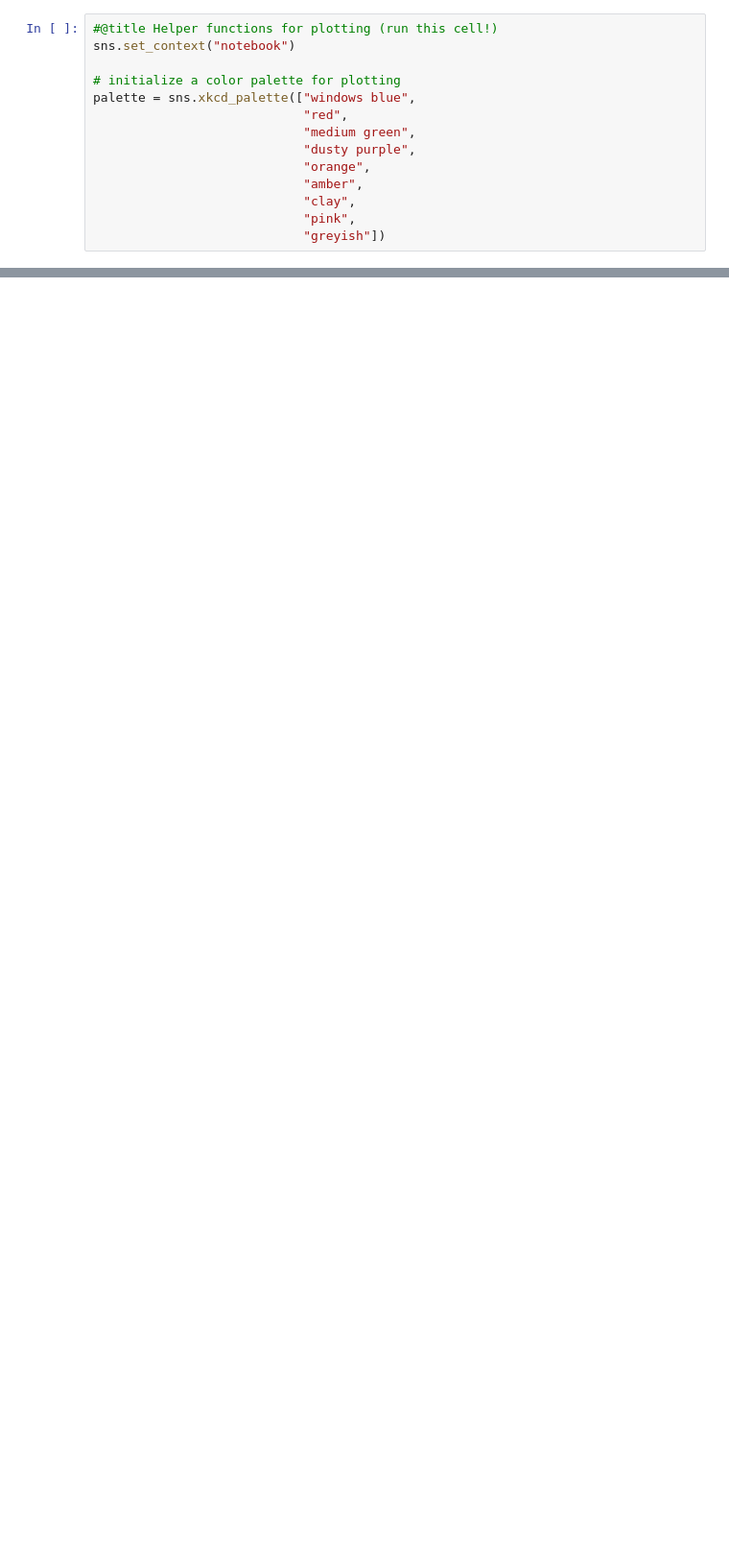
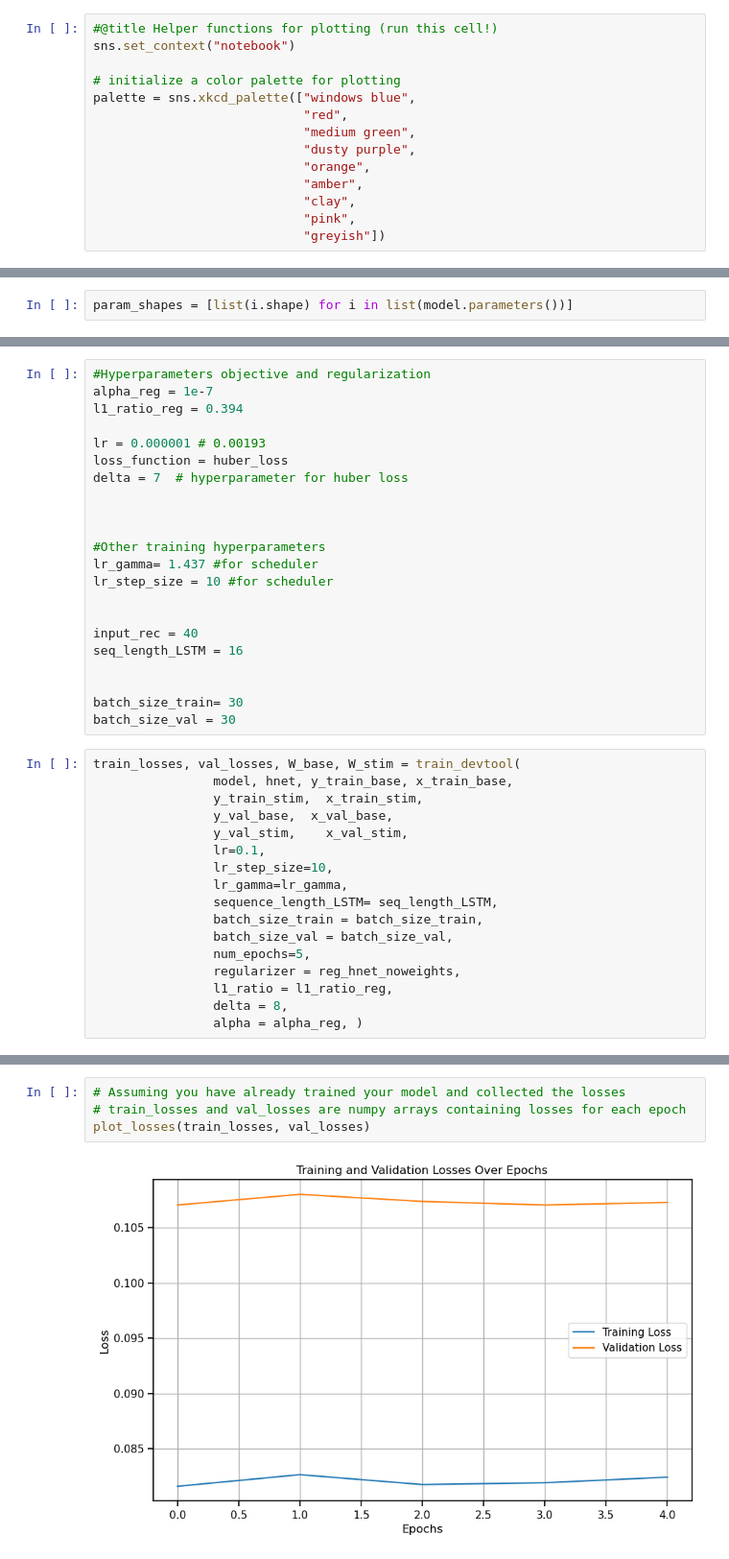
Before and after one commit to nereaiscamu/CL_UpperLimb_Control, a Jupyter notebook: Devtool.ipynb, the cells around one changed output, grey strips where cells are left out. Shown at 96% size. Cells and saved outputs as stored; diff of their text form; blank space fills up the shorter version.

```diff
--- a/Devtool.ipynb
+++ b/Devtool.ipynb
@@ -122,0 +196,2 @@ field idx_end could not be converted to int.
+# %%
+param_shapes = [list(i.shape) for i in list(model.parameters())]
@@ -122,0 +637,39 @@ field idx_end could not be converted to int.
+# %%
+#Hyperparameters objective and regularization
+alpha_reg = 1e-7
+l1_ratio_reg = 0.394
+
+lr = 0.000001 # 0.00193
+loss_function = huber_loss
+delta = 7  # hyperparameter for huber loss
+
+
+
+#Other training hyperparameters
+lr_gamma= 1.437 #for scheduler
+lr_step_size = 10 #for scheduler
+
+
+input_rec = 40
+seq_length_LSTM = 16
+
+
+batch_size_train= 30
+batch_size_val = 30
+# %%
+train_losses, val_losses, W_base, W_stim = train_devtool(
+                model, hnet, y_train_base, x_train_base,
+                y_train_stim,  x_train_stim,
+                y_val_base,  x_val_base,
+                y_val_stim,    x_val_stim,
+                lr=0.1,
+                lr_step_size=10,
+                lr_gamma=lr_gamma,
+                sequence_length_LSTM= seq_length_LSTM,
+                batch_size_train = batch_size_train,
+                batch_size_val = batch_size_val,
+                num_epochs=5,
+                regularizer = reg_hnet_noweights,
+                l1_ratio = l1_ratio_reg,
+                delta = 8,
+                alpha = alpha_reg, )
@@ -122,0 +682,6 @@ field idx_end could not be converted to int.
+# %%
+# Assuming you have already trained your model and collected the losses
+# train_losses and val_losses are numpy arrays containing losses for each epoch
+plot_losses(train_losses, val_losses)
+# %% [output]
+[figure, added]
```
Also changed, not shown: parts of 35 cells of this notebook, 4 other files.
